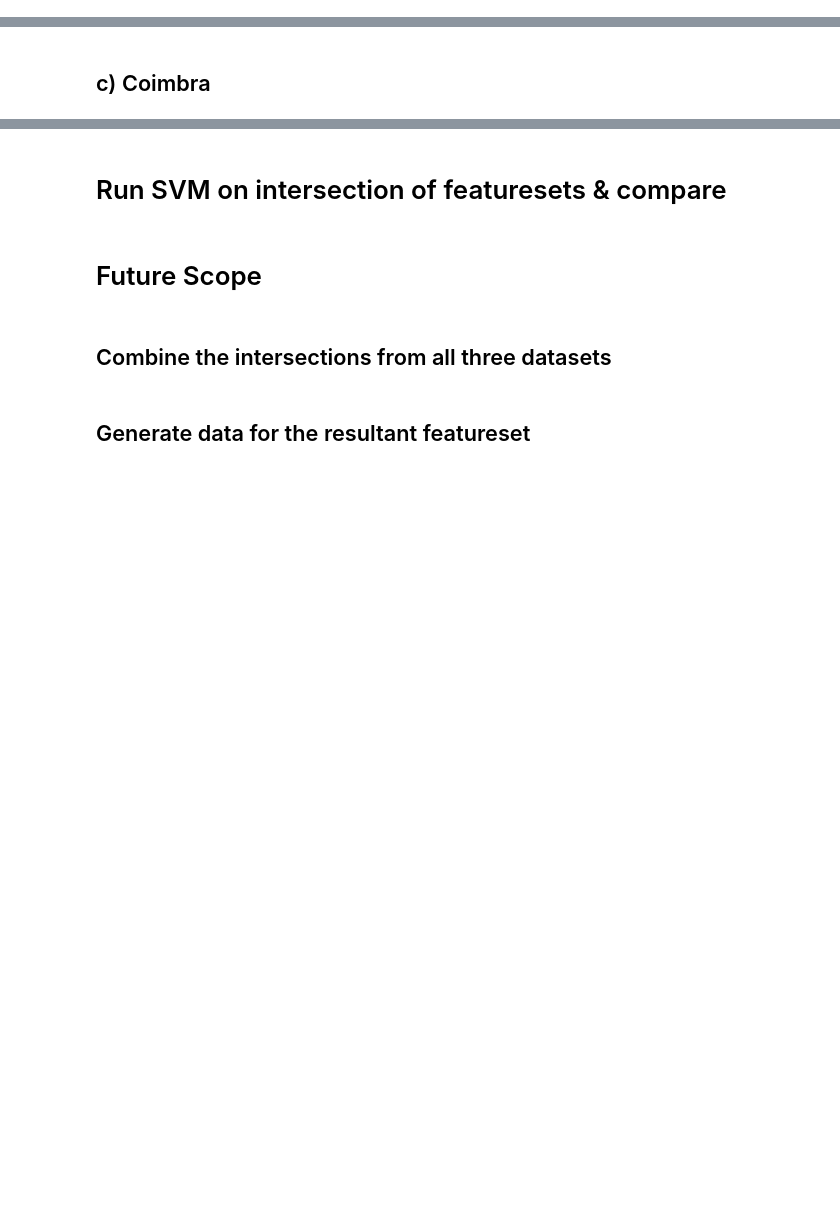
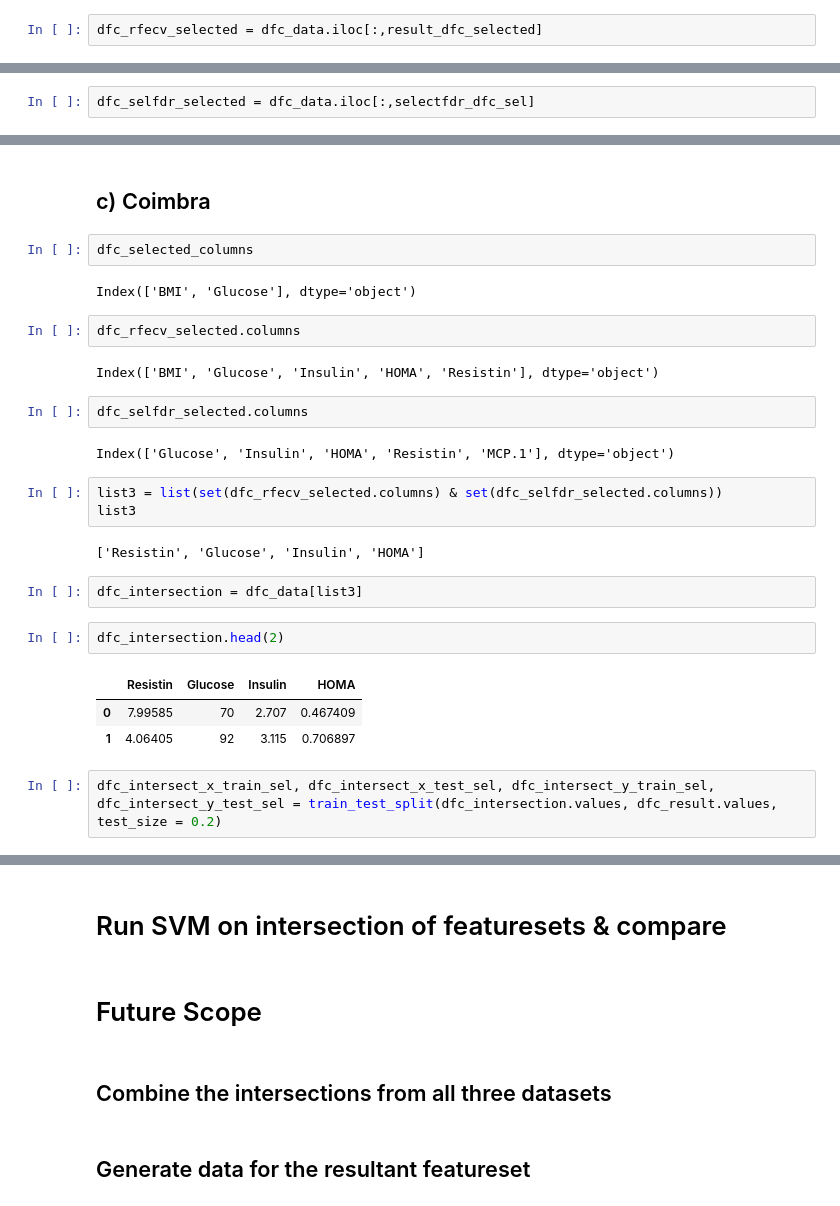
Before and after one commit to pakmar1/Intro-to-Data-Science, a Jupyter notebook: Project/cancer_detection_attempt.ipynb, the cells around one changed output, grey strips where cells are left out. Cells and saved outputs as stored; diff of their text form; blank space fills up the shorter version.

```diff
--- a/Project/cancer_detection_attempt.ipynb
+++ b/Project/cancer_detection_attempt.ipynb
@@ -889,0 +973,2 @@ dataset_dfc_rfe
+# %%
+dfc_rfecv_selected = dfc_data.iloc[:,result_dfc_selected]
@@ -954,0 +1154,2 @@ dataset_dfc_selfdr= pd.DataFrame()
+# %%
+dfc_selfdr_selected = dfc_data.iloc[:,selectfdr_dfc_sel]
@@ -961,2 +1298,29 @@ dataset_dfc_selfdr= pd.DataFrame()
 # %% [markdown]
 ## c) Coimbra
+# %%
+dfc_selected_columns
+# %% [output]
+Index(['BMI', 'Glucose'], dtype='object')
+# %%
+dfc_rfecv_selected.columns
+# %% [output]
+Index(['BMI', 'Glucose', 'Insulin', 'HOMA', 'Resistin'], dtype='object')
+# %%
+dfc_selfdr_selected.columns
+# %% [output]
+Index(['Glucose', 'Insulin', 'HOMA', 'Resistin', 'MCP.1'], dtype='object')
+# %%
+list3 = list(set(dfc_rfecv_selected.columns) & set(dfc_selfdr_selected.columns))
+list3
+# %% [output]
+['Resistin', 'Glucose', 'Insulin', 'HOMA']
+# %%
+dfc_intersection = dfc_data[list3]
+# %%
+dfc_intersection.head(2)
+# %% [output]
+|  | Resistin | Glucose | Insulin | HOMA |
+| 0 | 7.99585 | 70 | 2.707 | 0.467409 |
+| 1 | 4.06405 | 92 | 3.115 | 0.706897 |
+# %%
+dfc_intersect_x_train_sel, dfc_intersect_x_test_sel, dfc_intersect_y_train_sel, dfc_intersect_y_test_sel = train_test_split(dfc_intersection.values, dfc_result.values, test_size = 0.2)
```
Also changed, not shown: parts of 70 cells of this notebook.
